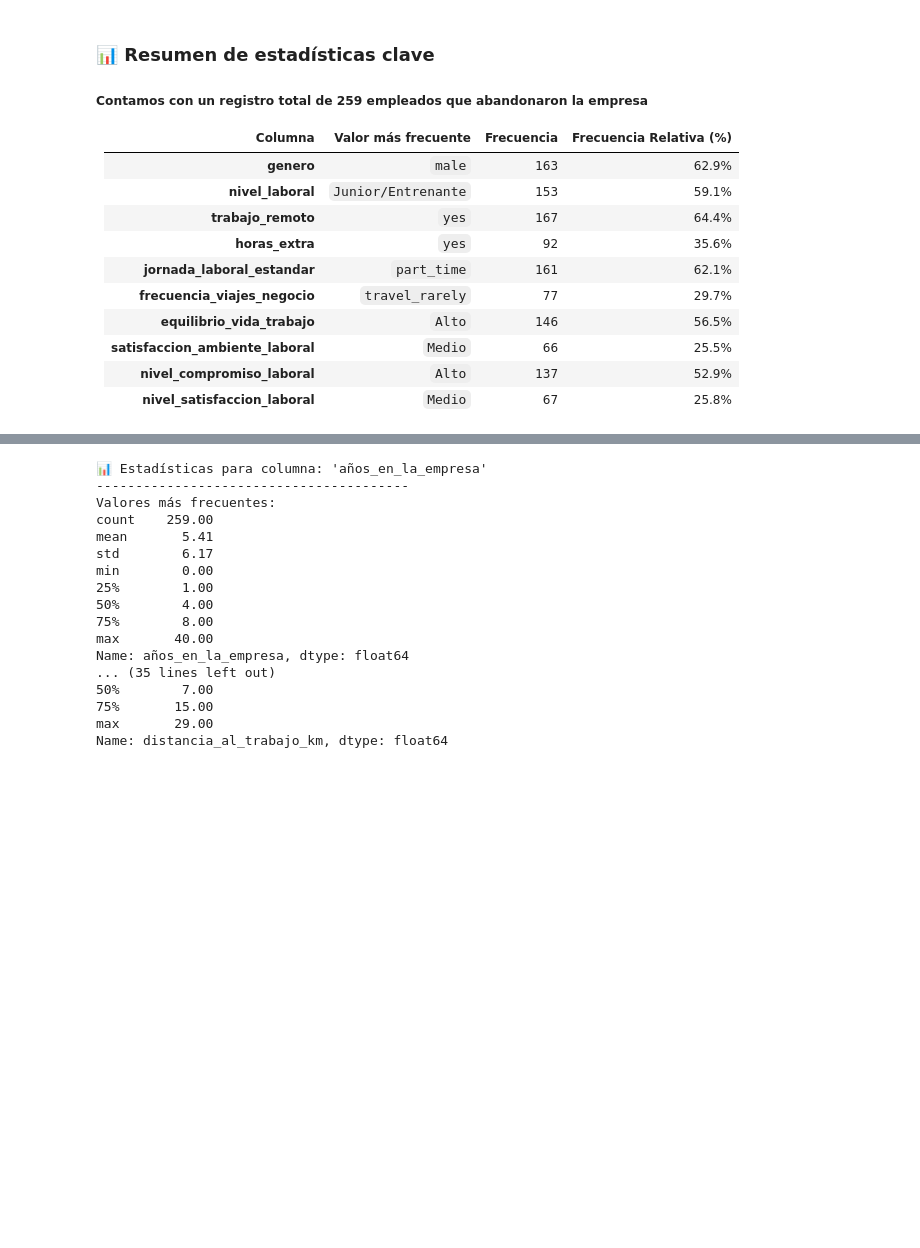
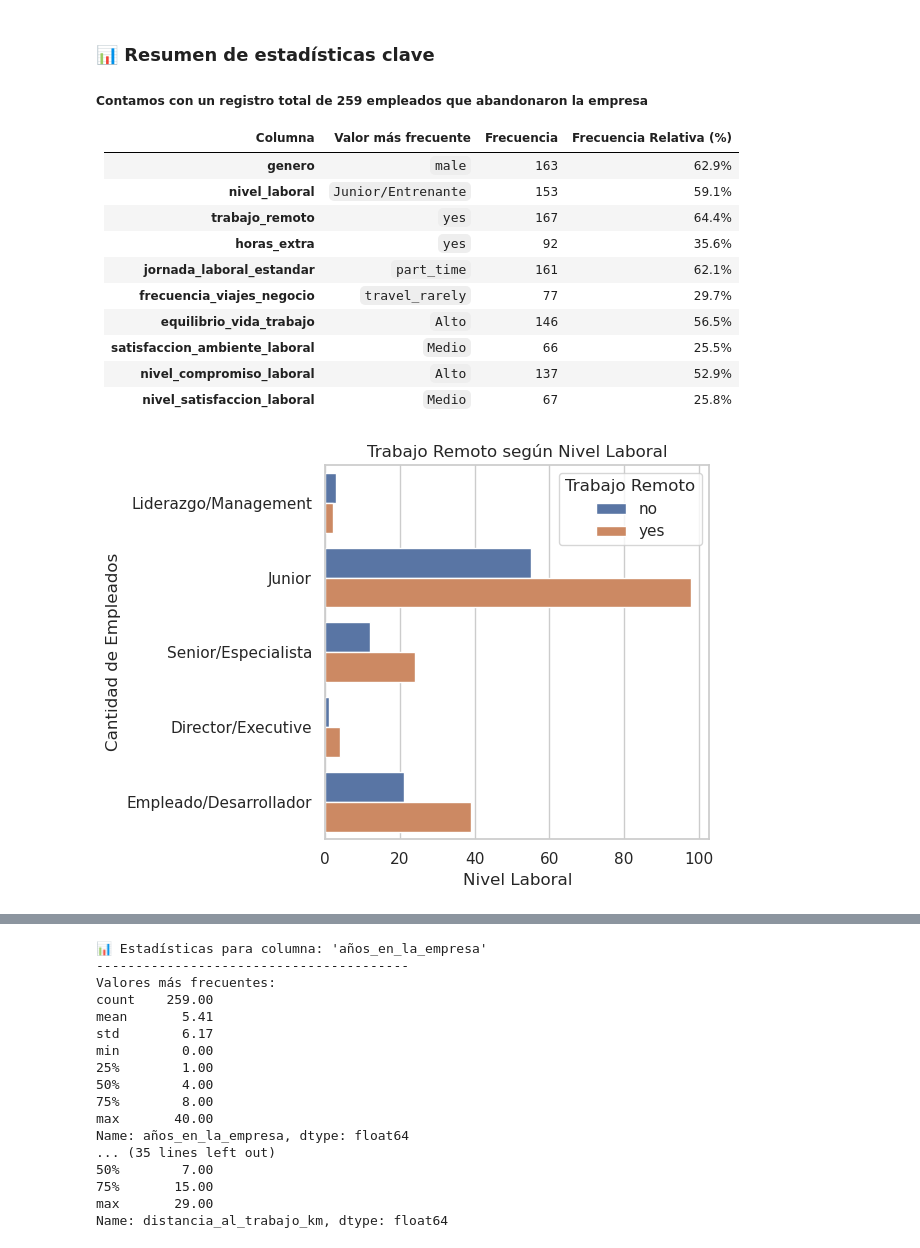
Before and after one commit to dianapgomez/mentalhealth_tableau, a Jupyter notebook: notebooks/analisis_rotacion.ipynb, the cells around one changed output, grey strips where cells are left out. Saved outputs shown, nothing was run; the diff lists cells and outputs as text; code cells hidden in the pictures; blank space fills up the shorter version.

Commit message:
graficas_rotacion

```diff
--- a/notebooks/analisis_rotacion.ipynb
+++ b/notebooks/analisis_rotacion.ipynb
@@ -282,3 +282,16 @@ df_rotacion.shape
 | **satisfaccion_ambiente_laboral**       | `Medio`                         | 66             | 25.5%                      |
 | **nivel_compromiso_laboral**            | `Alto`                          | 137            | 52.9%                      |
 | **nivel_satisfaccion_laboral**          | `Medio`                         | 67             | 25.8%                      |
+# %%
+sns.countplot(data = df_rotacion, y='nivel_laboral', hue='trabajo_remoto')
+
+
+plt.title("Trabajo Remoto según Nivel Laboral")
+plt.ylabel("Cantidad de Empleados")
+plt.xlabel("Nivel Laboral")
+plt.xticks(rotation=0)
+plt.legend(title="Trabajo Remoto")
+plt.tight_layout()
+plt.show()
+# %% [output]
+[figure, added]
```
Also changed, not shown: parts of 5 cells of this notebook.
